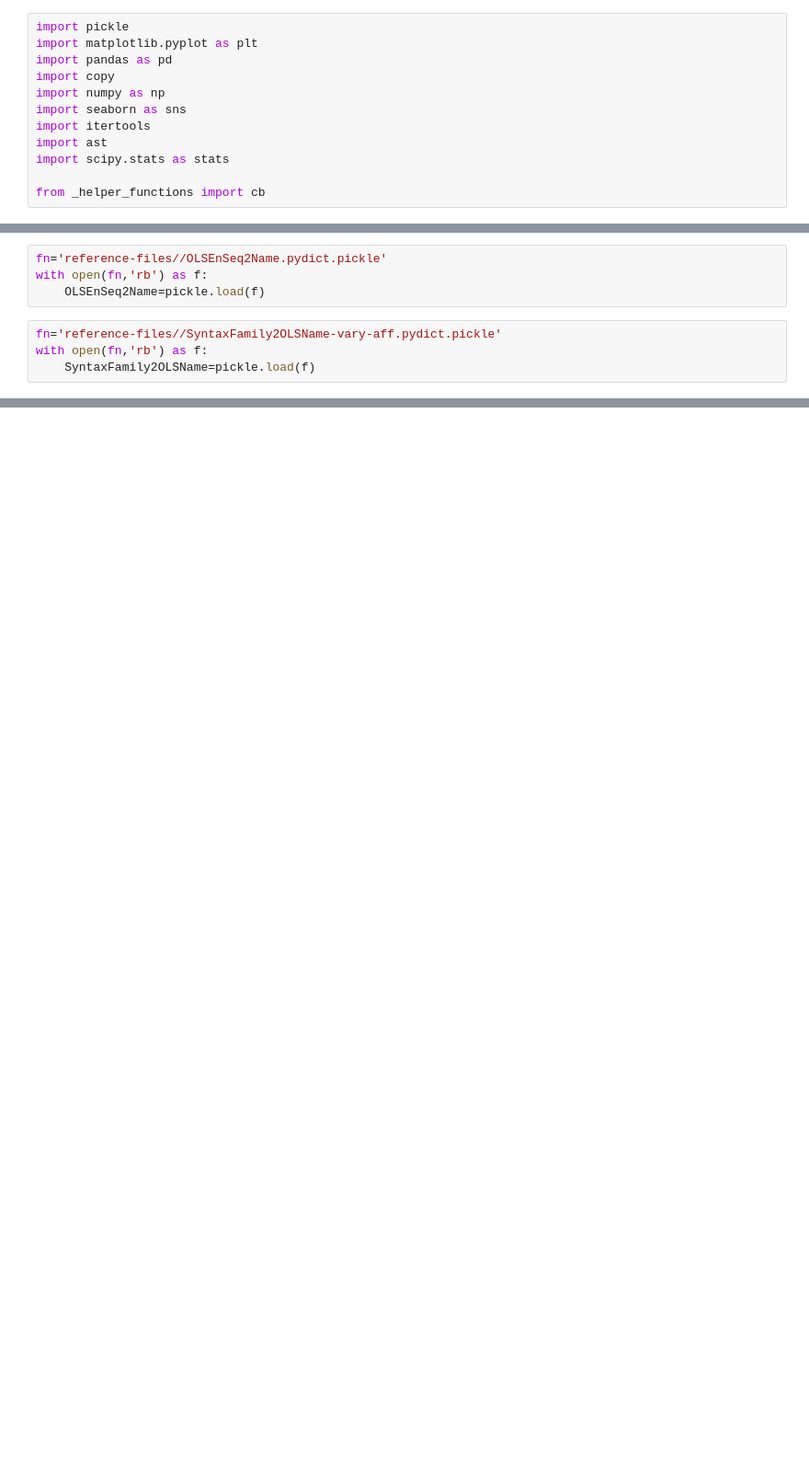
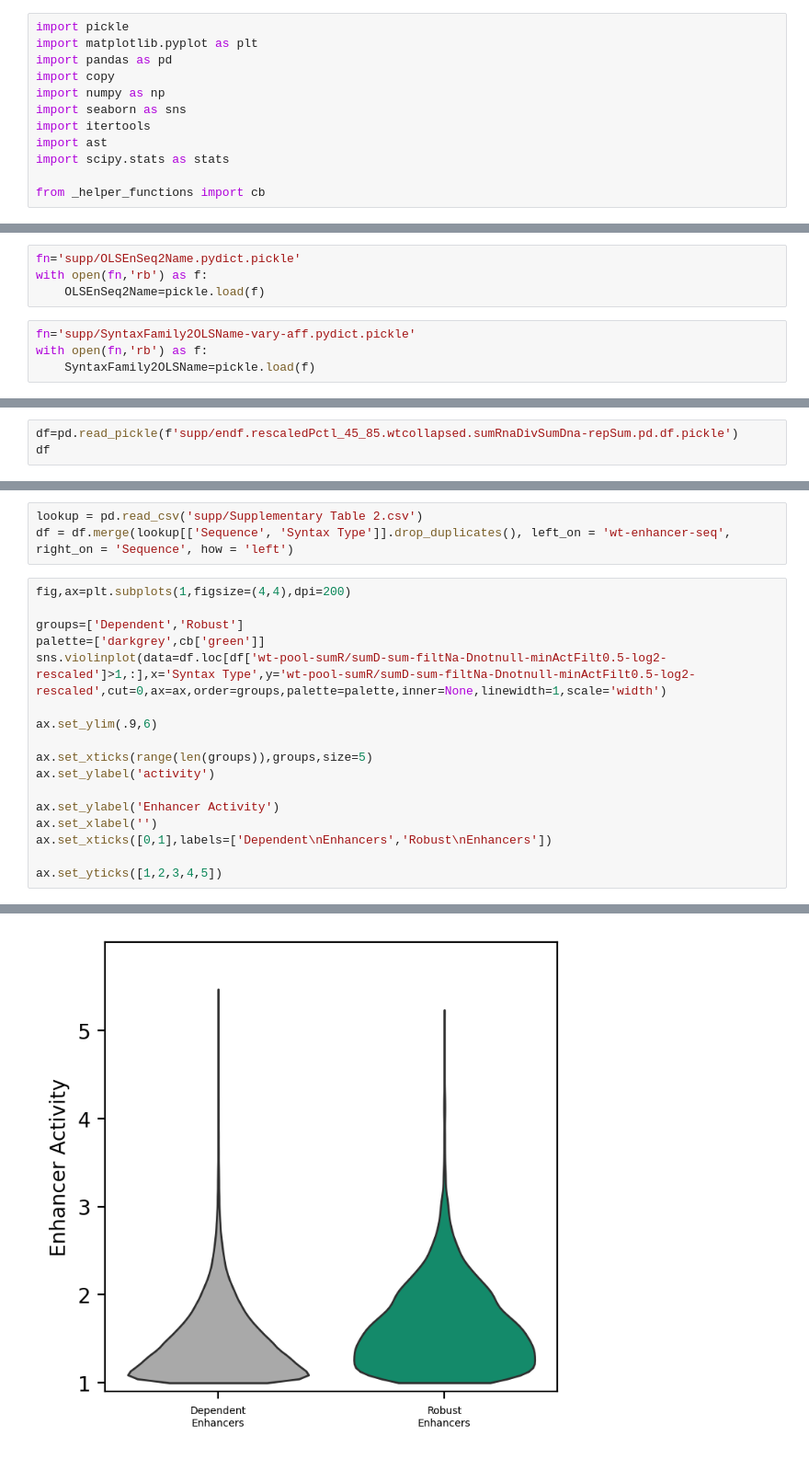
Before and after one commit to EK-FarleyLab/6_2026_O, a Jupyter notebook: 0-orl/1-mpra-experiment/F04ii_Robust-Syntax-Family-Enhancer-Activity.ipynb, the cells around one changed output, grey strips where cells are left out. Shown at 92% size. Drawn from its saved outputs; the diff is of its cells as text; blank space fills up the shorter version.

```diff
--- a/0-orl/1-mpra-experiment/F04ii_Robust-Syntax-Family-Enhancer-Activity.ipynb
+++ b/0-orl/1-mpra-experiment/F04ii_Robust-Syntax-Family-Enhancer-Activity.ipynb
@@ -19,10 +19,10 @@ fn='reference-files//OLSName2SyntaxFamily-vary-aff.pydict.pickle'
 with open(fn,'rb') as f:
     OLSName2SyntaxFamily=pickle.load(f)
 # %%
-fn='reference-files//OLSEnSeq2Name.pydict.pickle'
+fn='supp/OLSEnSeq2Name.pydict.pickle'
 with open(fn,'rb') as f:
     OLSEnSeq2Name=pickle.load(f)
 # %%
-fn='reference-files//SyntaxFamily2OLSName-vary-aff.pydict.pickle'
+fn='supp/SyntaxFamily2OLSName-vary-aff.pydict.pickle'
 with open(fn,'rb') as f:
     SyntaxFamily2OLSName=pickle.load(f)
@@ -71,0 +29,3 @@ ax.set_yticks([1,2,3,4,5])
+# %%
+df=pd.read_pickle(f'supp/endf.rescaledPctl_45_85.wtcollapsed.sumRnaDivSumDna-repSum.pd.df.pickle')
+df
@@ -71,0 +46,21 @@ ax.set_yticks([1,2,3,4,5])
+# %%
+lookup = pd.read_csv('supp/Supplementary Table 2.csv')
+df = df.merge(lookup[['Sequence', 'Syntax Type']].drop_duplicates(), left_on = 'wt-enhancer-seq', right_on = 'Sequence', how = 'left')
+# %%
+fig,ax=plt.subplots(1,figsize=(4,4),dpi=200)
+
+groups=['Dependent','Robust']
+palette=['darkgrey',cb['green']]
+sns.violinplot(data=df.loc[df['wt-pool-sumR/sumD-sum-filtNa-Dnotnull-minActFilt0.5-log2-rescaled']>1,:],x='Syntax Type',y='wt-pool-sumR/sumD-sum-filtNa-Dnotnull-minActFilt0.5-log2-rescaled',cut=0,ax=ax,order=groups,palette=palette,inner=None,linewidth=1,scale='width')
+
+ax.set_ylim(.9,6)
+
+ax.set_xticks(range(len(groups)),groups,size=5)
+ax.set_ylabel('activity')
+
+ax.set_ylabel('Enhancer Activity')
+ax.set_xlabel('')
+ax.set_xticks([0,1],labels=['Dependent\nEnhancers','Robust\nEnhancers'])
+
+ax.set_yticks([1,2,3,4,5])
+# %% [output]
@@ -71,0 +78 @@ ax.set_yticks([1,2,3,4,5])
+[figure, added]
```
Also changed, not shown: parts of 7 cells of this notebook, 21 other files.
